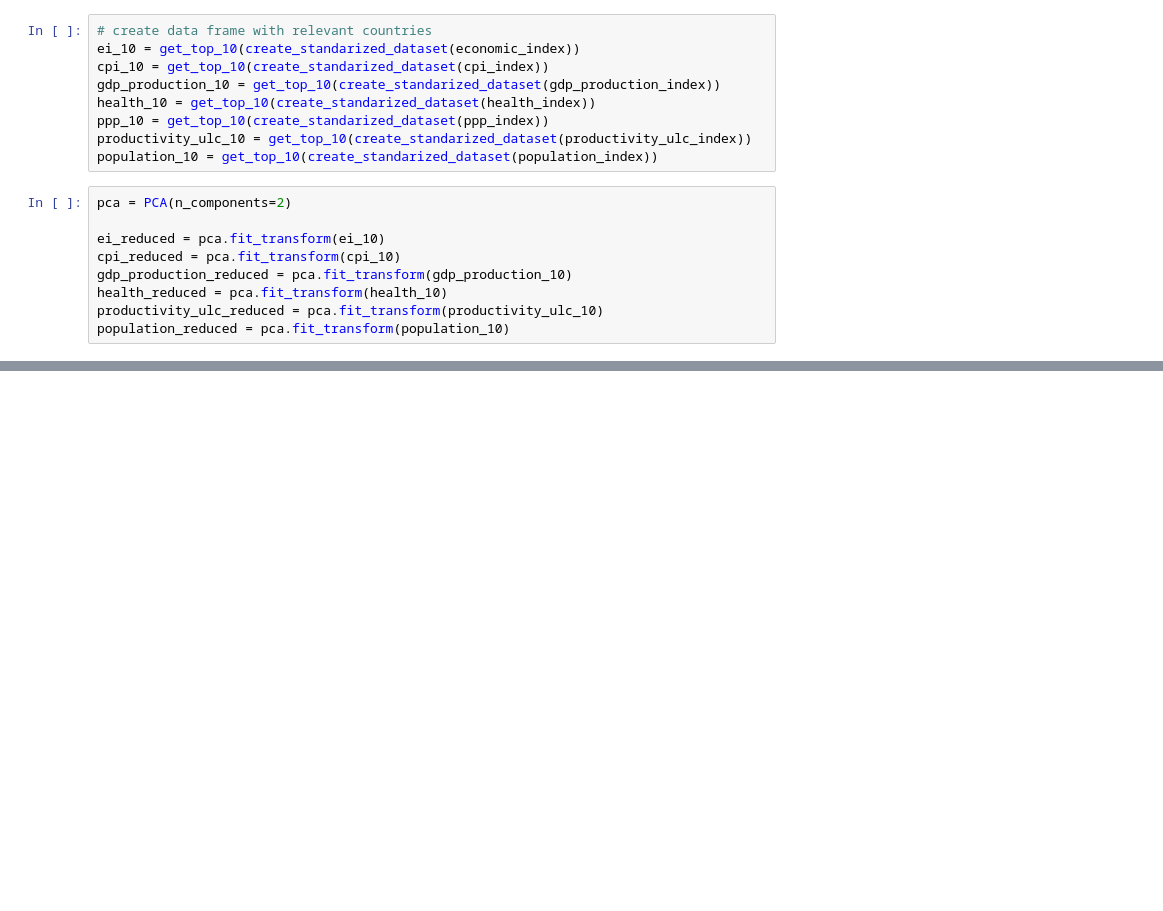
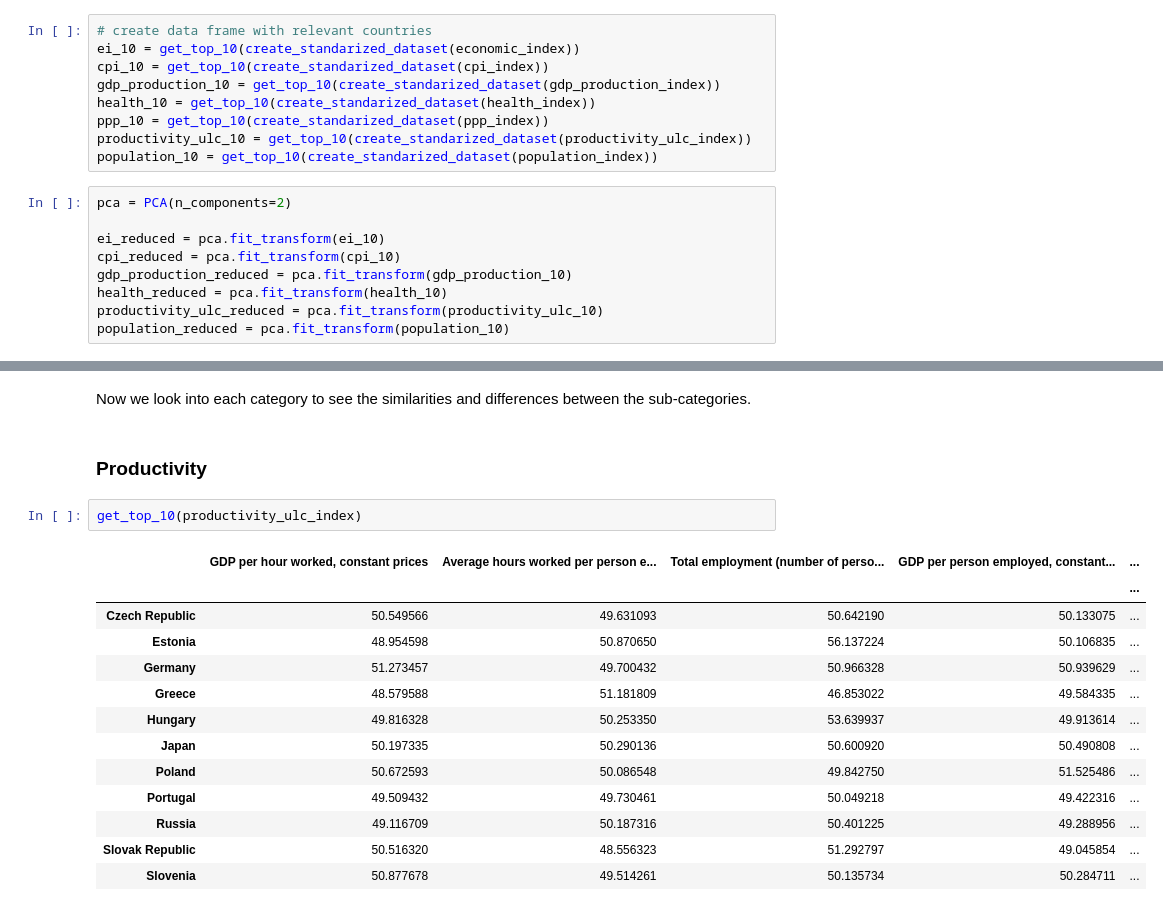
Before and after one commit to tt0507/Mini-Project, a Jupyter notebook: japan_deflation/deflation_analysis.ipynb, the cells around one changed output, grey strips where cells are left out. Saved outputs shown, nothing was run; the diff lists cells and outputs as text; blank space fills up the shorter version.

```diff
--- a/japan_deflation/deflation_analysis.ipynb
+++ b/japan_deflation/deflation_analysis.ipynb
@@ -250,0 +319,20 @@ plt.show()
+# %% [markdown]
+Now we look into each category to see the similarities and differences between the sub-categories.
+# %% [markdown]
+### Productivity
+# %%
+get_top_10(productivity_ulc_index)
+# %% [output]
+|  | GDP per hour worked, constant prices | Average hours worked per person e... | Total employment (number of perso... | GDP per person employed, constant... | ... |
+|  |  |  |  |  | ... |
+| Czech Republic | 50.549566 | 49.631093 | 50.642190 | 50.133075 | ... |
+| Estonia | 48.954598 | 50.870650 | 56.137224 | 50.106835 | ... |
+| Germany | 51.273457 | 49.700432 | 50.966328 | 50.939629 | ... |
+| Greece | 48.579588 | 51.181809 | 46.853022 | 49.584335 | ... |
+| Hungary | 49.816328 | 50.253350 | 53.639937 | 49.913614 | ... |
+| Japan | 50.197335 | 50.290136 | 50.600920 | 50.490808 | ... |
+| Poland | 50.672593 | 50.086548 | 49.842750 | 51.525486 | ... |
+| Portugal | 49.509432 | 49.730461 | 50.049218 | 49.422316 | ... |
+| Russia | 49.116709 | 50.187316 | 50.401225 | 49.288956 | ... |
+| Slovak Republic | 50.516320 | 48.556323 | 51.292797 | 49.045854 | ... |
+| Slovenia | 50.877678 | 49.514261 | 50.135734 | 50.284711 | ... |
```
Also changed, not shown: parts of 6 cells of this notebook.
